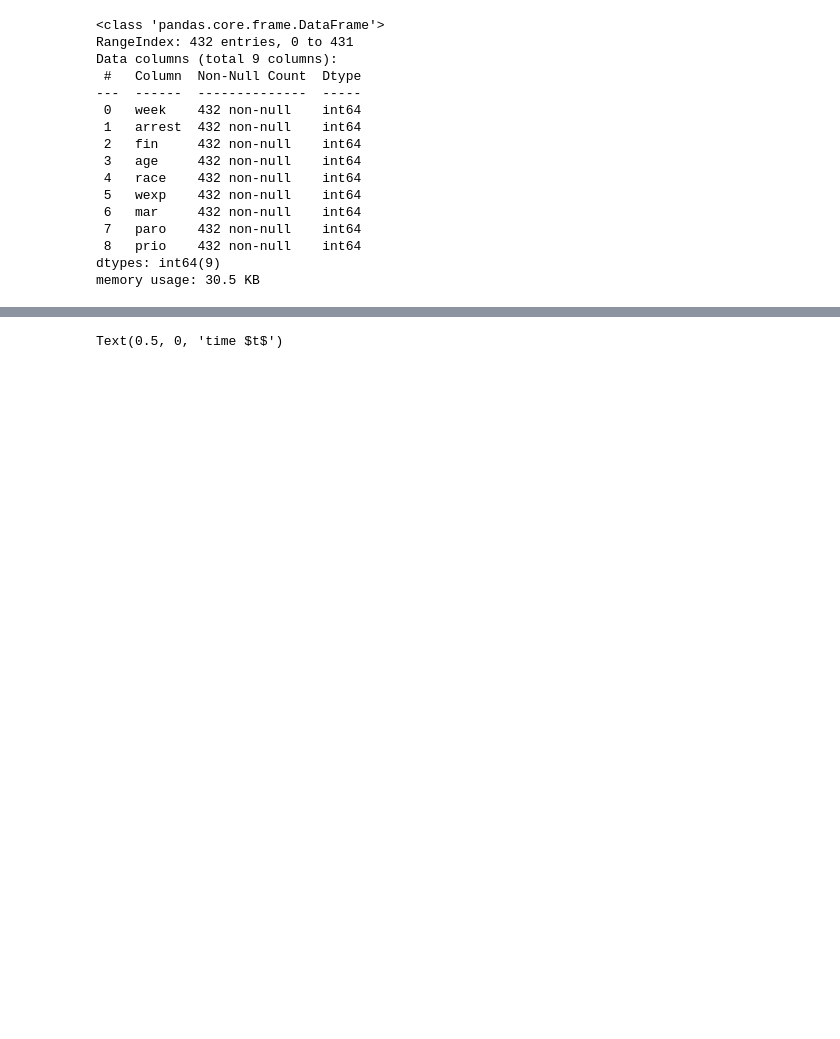
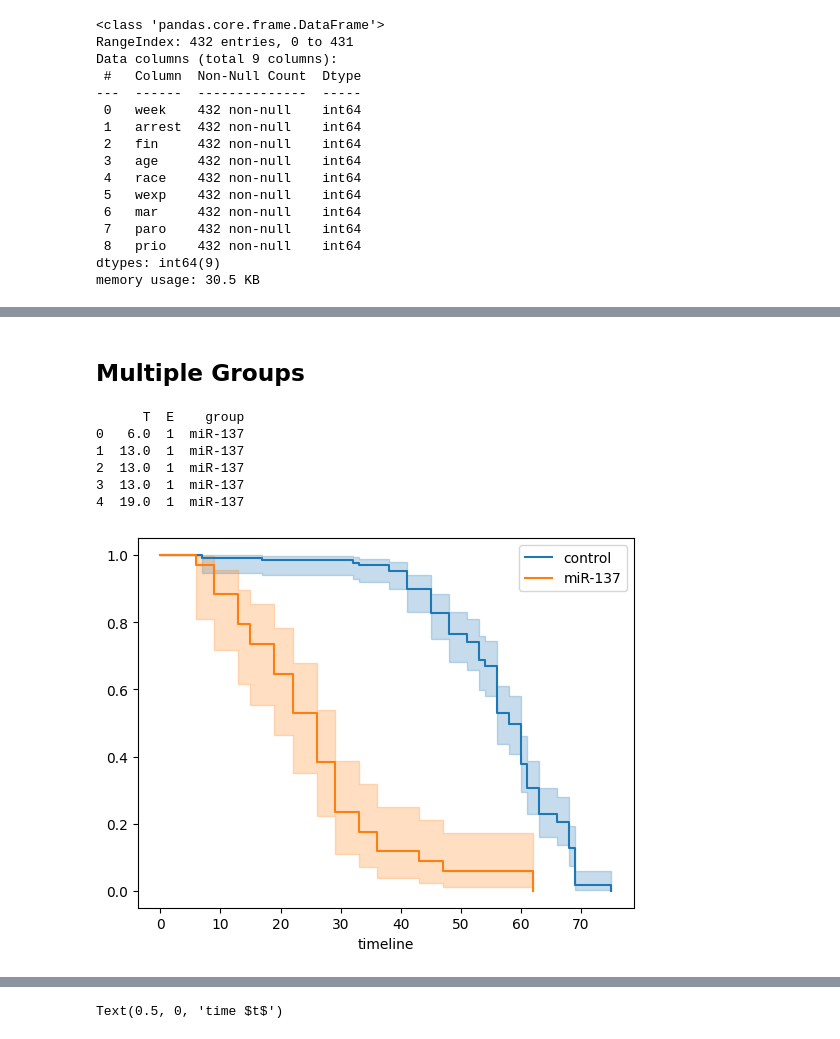
Before and after one commit to omariosc/survival-analysis, a Jupyter notebook: rossi.ipynb, the cells around one changed output, grey strips where cells are left out. Saved outputs shown, nothing was run; the diff lists cells and outputs as text; code cells hidden in the pictures; blank space fills up the shorter version.

```diff
--- a/rossi.ipynb
+++ b/rossi.ipynb
@@ -43,0 +162,26 @@ memory usage: 30.5 KB
+# %% [markdown]
+## Multiple Groups
+# %%
+from lifelines.datasets import load_waltons
+waltons_df = load_waltons() # returns a Pandas DataFrame
+
+print(waltons_df.head())
+
+waltons_T = waltons_df['T']
+waltons_E = waltons_df['E']
+groups = waltons_df['group']
+ix = (groups == 'miR-137')
+
+kmf.fit(waltons_T[~ix], waltons_E[~ix], label='control')
+ax = kmf.plot_survival_function()
+
+kmf.fit(waltons_T[ix], waltons_E[ix], label='miR-137')
+ax = kmf.plot_survival_function(ax=ax)
+# %% [output]
+      T  E    group
+0   6.0  1  miR-137
+1  13.0  1  miR-137
+2  13.0  1  miR-137
+3  13.0  1  miR-137
+4  19.0  1  miR-137
+[figure, added]
```
Also changed, not shown: parts of 54 cells of this notebook.
